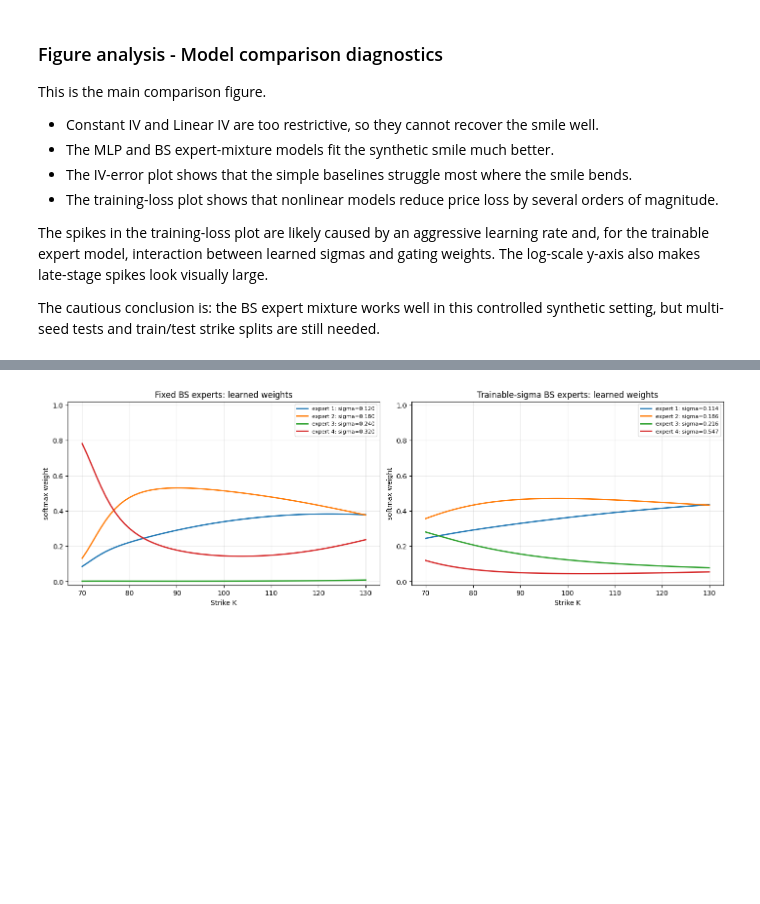
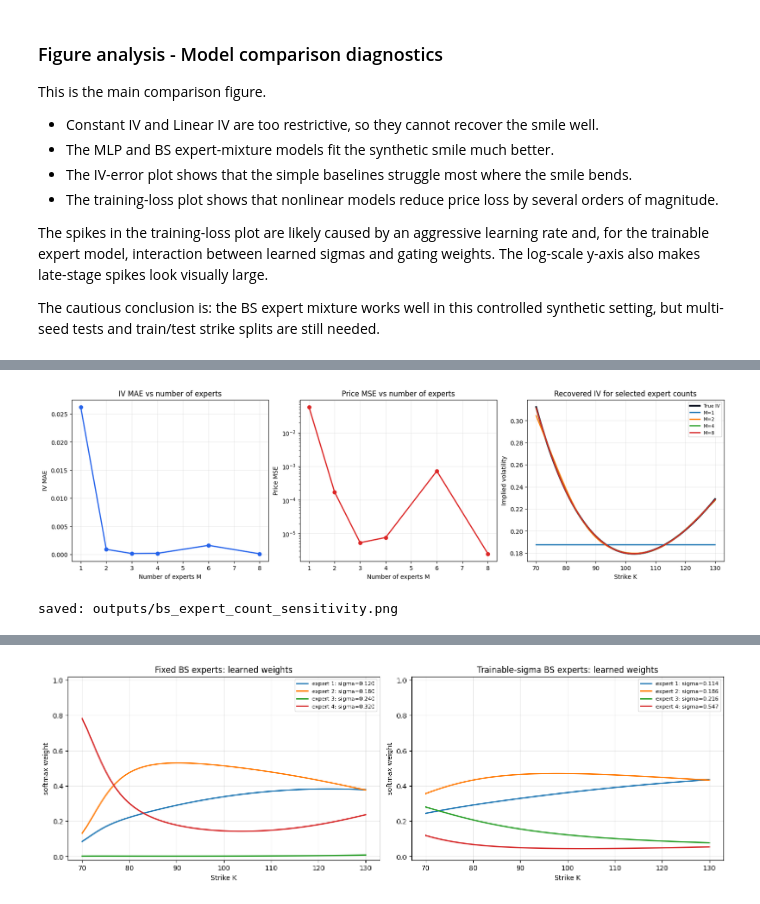
Before and after one commit to LesterLJS/Dissertation, a Jupyter notebook: bs_expert.ipynb, the cells around one changed output, grey strips where cells are left out. Saved outputs shown, nothing was run; the diff lists cells and outputs as text; code cells hidden in the pictures; blank space fills up the shorter version.

```diff
--- a/bs_expert.ipynb
+++ b/bs_expert.ipynb
@@ -641,0 +1063,43 @@ The cautious conclusion is: the BS expert mixture works well in this controlled
+# %%
+
+M_values = [row['M'] for row in expert_count_results]
+iv_mae_values = [row['iv_mae'] for row in expert_count_results]
+price_mse_values = [row['price_mse'] for row in expert_count_results]
+iv_max_values = [row['iv_max_error'] for row in expert_count_results]
+
+fig, axes = plt.subplots(1, 3, figsize=(16, 4.5), constrained_layout=True)
+
+axes[0].plot(M_values, iv_mae_values, marker='o', linewidth=2, color='#2563eb')
+axes[0].set_title('IV MAE vs number of experts')
+axes[0].set_xlabel('Number of experts M')
+axes[0].set_ylabel('IV MAE')
+axes[0].grid(alpha=0.25)
+
+axes[1].plot(M_values, price_mse_values, marker='o', linewidth=2, color='#dc2626')
+axes[1].set_title('Price MSE vs number of experts')
+axes[1].set_xlabel('Number of experts M')
+axes[1].set_ylabel('Price MSE')
+axes[1].set_yscale('log')
+axes[1].grid(alpha=0.25)
+
+axes[2].plot(strikes.numpy(), true_iv.numpy(), color='#111827', linewidth=3, label='True IV')
+for num_experts in [1, 2, 4, 8]:
+    axes[2].plot(
+        strikes.numpy(),
+        expert_count_curves[num_experts]['iv'].numpy(),
+        linewidth=2,
+        label=f'M={num_experts}',
+    )
+axes[2].set_title('Recovered IV for selected expert counts')
+axes[2].set_xlabel('Strike K')
+axes[2].set_ylabel('Implied volatility')
+axes[2].legend(fontsize=8)
+axes[2].grid(alpha=0.25)
+
+path = OUTPUT_DIR / 'bs_expert_count_sensitivity.png'
+fig.savefig(path, dpi=180)
+plt.show()
+print('saved:', path)
+# %% [output]
+[figure, added]
+saved: outputs/bs_expert_count_sensitivity.png
```
Also changed, not shown: parts of 6 cells of this notebook, 7 other files.
